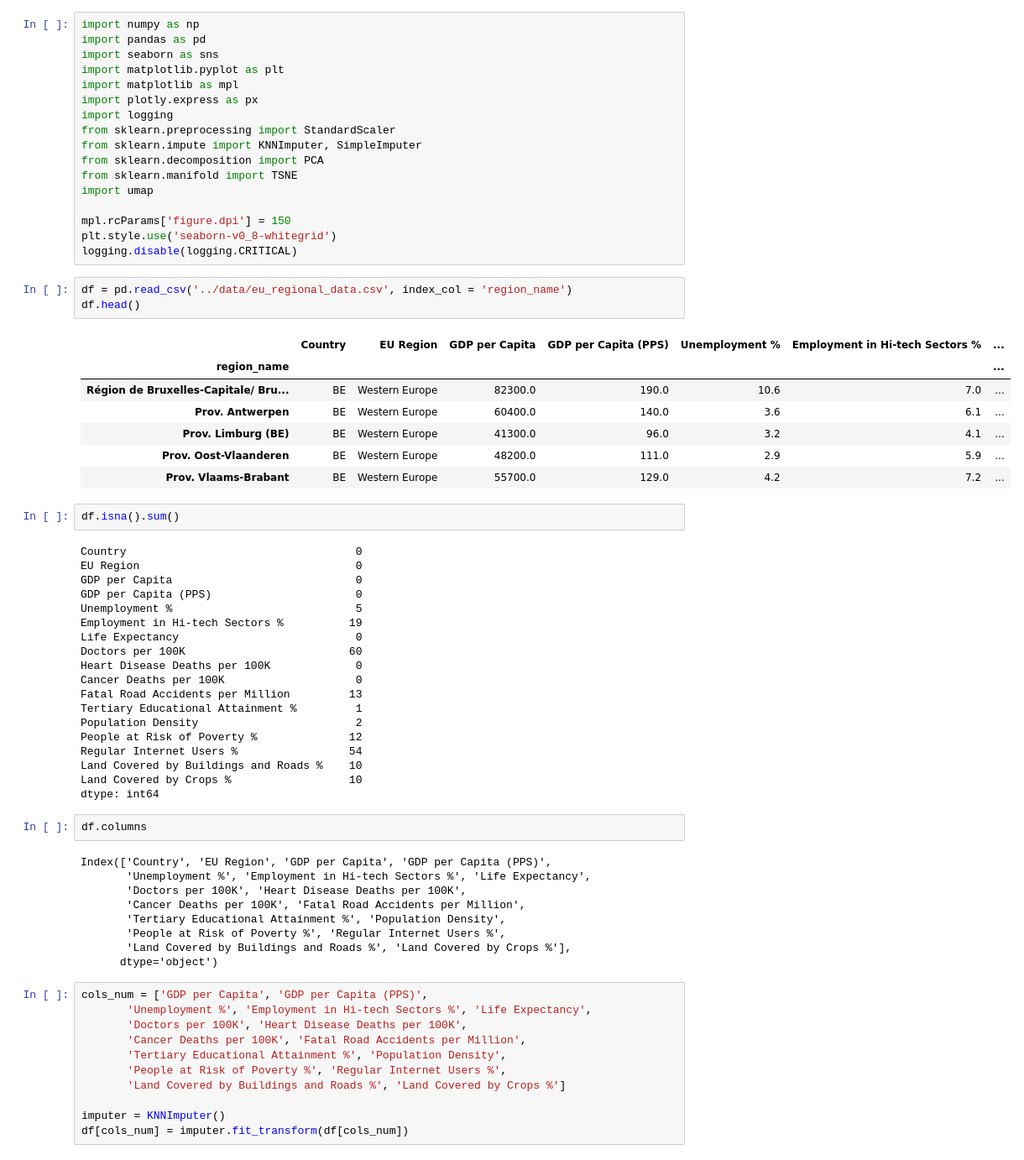
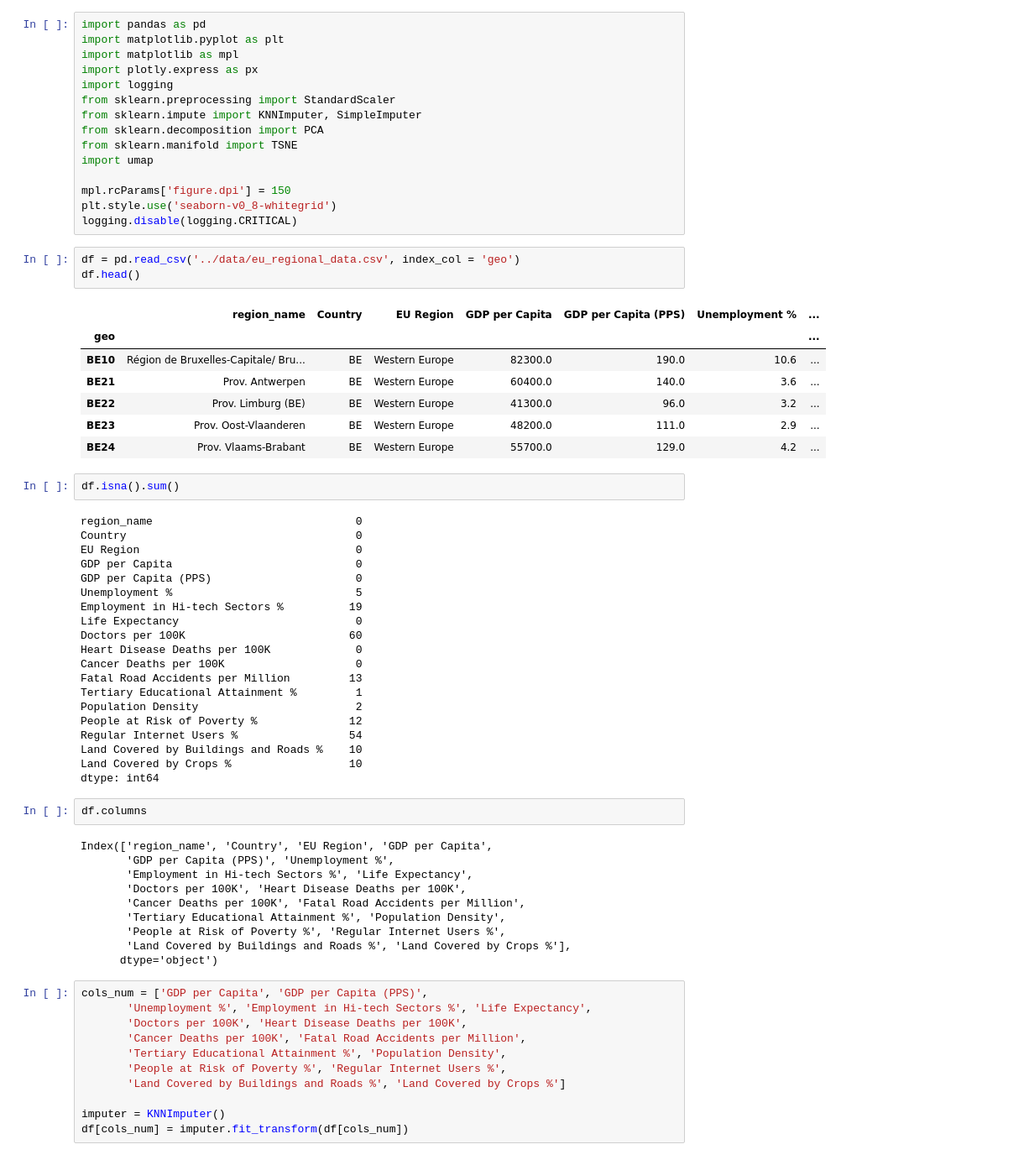
Before and after one commit to derevirn/eu-stats, a Jupyter notebook: notebooks/pca_plot.ipynb, the cells around one changed output. Shown at 84% size. Cells and saved outputs as stored; diff of their text form.

Commit message:
Updated dimensionality reduction notebook and data

```diff
--- a/notebooks/pca_plot.ipynb
+++ b/notebooks/pca_plot.ipynb
@@ -1,7 +1,5 @@
 # %%
-import numpy as np
 import pandas as pd
-import seaborn as sns
 import matplotlib.pyplot as plt
 import matplotlib as mpl
 import plotly.express as px
@@ -16,19 +14,20 @@ mpl.rcParams['figure.dpi'] = 150
 plt.style.use('seaborn-v0_8-whitegrid')
 logging.disable(logging.CRITICAL)
 # %%
-df = pd.read_csv('../data/eu_regional_data.csv', index_col = 'region_name')
+df = pd.read_csv('../data/eu_regional_data.csv', index_col = 'geo')
 df.head()
 # %% [output]
-|  | Country | EU Region | GDP per Capita | GDP per Capita (PPS) | Unemployment % | Employment in Hi-tech Sectors % | ... |
-| region_name |  |  |  |  |  |  | ... |
-| Région de Bruxelles-Capitale/ Bru... | BE | Western Europe | 82300.0 | 190.0 | 10.6 | 7.0 | ... |
-| Prov. Antwerpen | BE | Western Europe | 60400.0 | 140.0 | 3.6 | 6.1 | ... |
-| Prov. Limburg (BE) | BE | Western Europe | 41300.0 | 96.0 | 3.2 | 4.1 | ... |
-| Prov. Oost-Vlaanderen | BE | Western Europe | 48200.0 | 111.0 | 2.9 | 5.9 | ... |
-| Prov. Vlaams-Brabant | BE | Western Europe | 55700.0 | 129.0 | 4.2 | 7.2 | ... |
+|  | region_name | Country | EU Region | GDP per Capita | GDP per Capita (PPS) | Unemployment % | ... |
+| geo |  |  |  |  |  |  | ... |
+| BE10 | Région de Bruxelles-Capitale/ Bru... | BE | Western Europe | 82300.0 | 190.0 | 10.6 | ... |
+| BE21 | Prov. Antwerpen | BE | Western Europe | 60400.0 | 140.0 | 3.6 | ... |
+| BE22 | Prov. Limburg (BE) | BE | Western Europe | 41300.0 | 96.0 | 3.2 | ... |
+| BE23 | Prov. Oost-Vlaanderen | BE | Western Europe | 48200.0 | 111.0 | 2.9 | ... |
+| BE24 | Prov. Vlaams-Brabant | BE | Western Europe | 55700.0 | 129.0 | 4.2 | ... |
 # %%
 df.isna().sum()
 # %% [output]
+region_name                               0
 Country                                   0
 EU Region                                 0
 GDP per Capita                            0
@@ -50,8 +49,9 @@ dtype: int64
 # %%
 df.columns
 # %% [output]
-Index(['Country', 'EU Region', 'GDP per Capita', 'GDP per Capita (PPS)',
-       'Unemployment %', 'Employment in Hi-tech Sectors %', 'Life Expectancy',
+Index(['region_name', 'Country', 'EU Region', 'GDP per Capita',
+       'GDP per Capita (PPS)', 'Unemployment %',
+       'Employment in Hi-tech Sectors %', 'Life Expectancy',
        'Doctors per 100K', 'Heart Disease Deaths per 100K',
        'Cancer Deaths per 100K', 'Fatal Road Accidents per Million',
        'Tertiary Educational Attainment %', 'Population Density',
```
Also changed, not shown: parts of 1 cell of this notebook, 3 other files.
